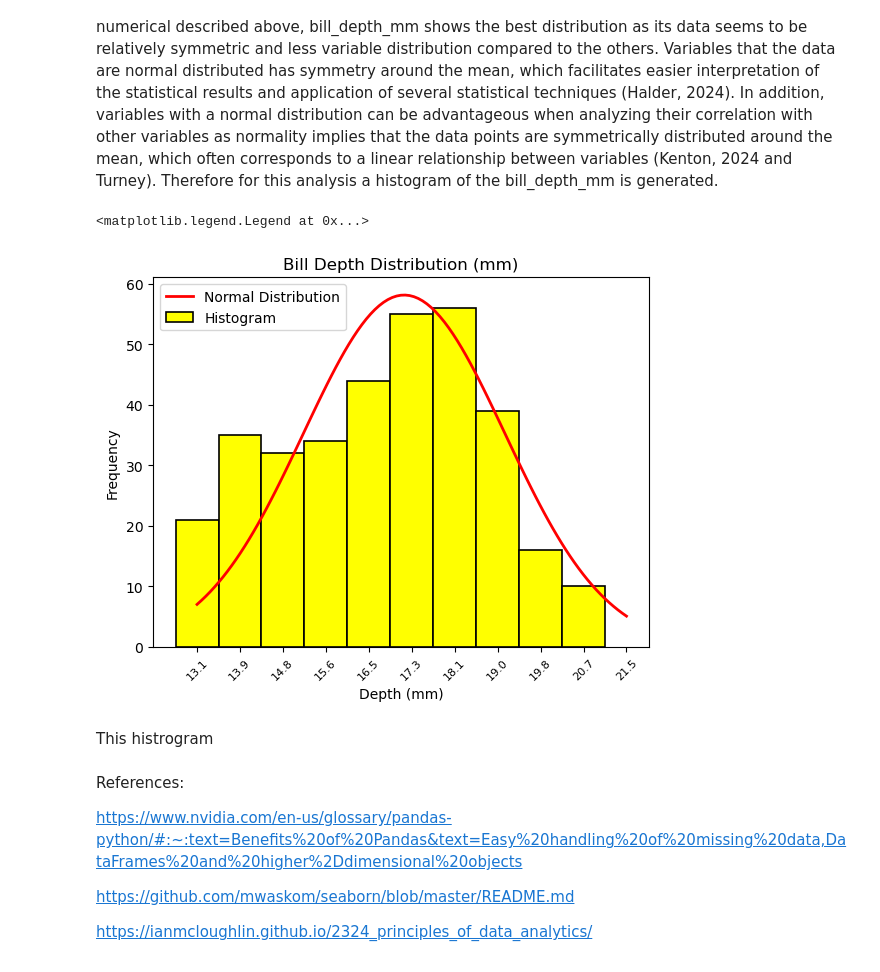
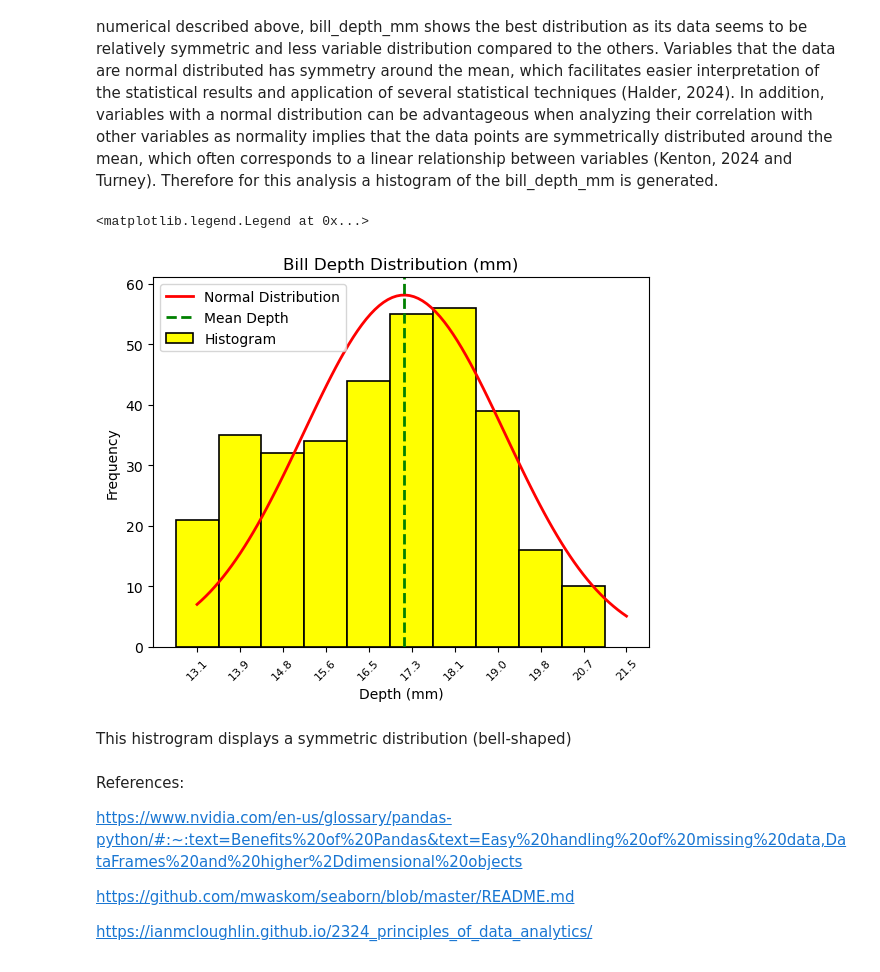
Before and after one commit to filipekojak88/myprojectPDA, a Jupyter notebook: penguins.ipynb, the cells around one changed output. Cells and saved outputs as stored; diff of their text form; code cells hidden in the pictures.

Commit message:
Adding the mean line to the histogram

```diff
--- a/penguins.ipynb
+++ b/penguins.ipynb
@@ -162,36 +162,43 @@ num_bins = 10
 counts, bin_edges = np.histogram(data, bins=num_bins)
 
 # Plot histogram using plt.bar() with bin edges and counts
 plt.bar(bin_edges[:-1], counts, width=np.diff(bin_edges), color='yellow', edgecolor='black', linewidth=1.2, label='Histogram')
 
 # Add title and labels
 plt.title("Bill Depth Distribution (mm)")
 plt.xlabel("Depth (mm)")
 plt.ylabel("Frequency")
 
 # Calculate positions for tick labels at bin edges
 tick_positions = bin_edges  # Use bin edges as tick positions
 
 # Set custom x-axis tick positions and labels
 plt.xticks(tick_positions, labels=[f"{bin_edge:.1f}" for bin_edge in bin_edges], rotation=45, fontsize=8)
 
 # Fit a normal distribution to the data
 mu, std = norm.fit(data)  # Estimate mean (mu) and standard deviation (std) of the data
 
 # Generate x values for the normal distribution curve
 x = np.linspace(min(data), max(data), 100)
 pdf = norm.pdf(x, mu, std)  # Calculate the probability density function (PDF) for the normal distribution
 
 # Plot the normal distribution curve (bell-shaped line)
 plt.plot(x, pdf * len(data) * np.diff(bin_edges)[0], 'r-', linewidth=2, label='Normal Distribution')
 
+# Calculate the mean of the data
+mean_depth = np.mean(data)
+
+# Add a vertical line at the mean value
+plt.axvline(mean_depth, color='green', linestyle='dashed', linewidth=2, label='Mean Depth')
+
+
 # Show legend
 plt.legend()
 # %% [output]
 <matplotlib.legend.Legend at 0x...>
-[figure, old version]
+[figure, new version]
-# %% [markdown]
-This histrogram
+# %% [markdown]
+This histrogram displays a symmetric distribution (bell-shaped)
 # %% [markdown]
 References:
 
```
